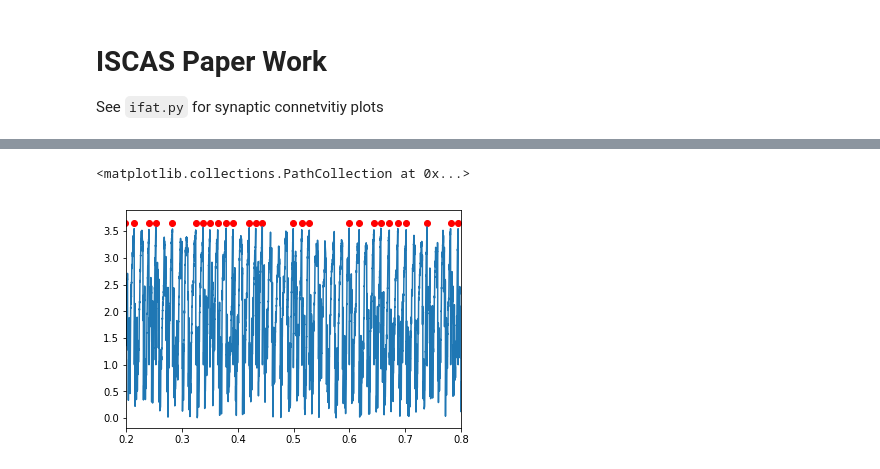
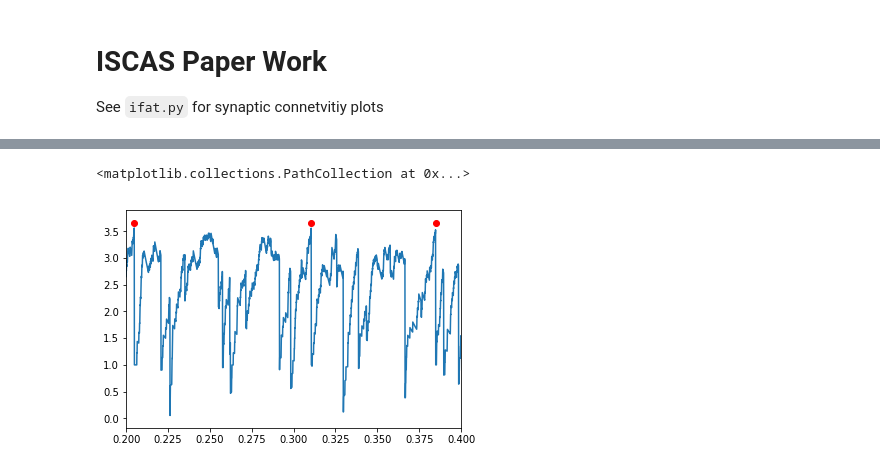
Before and after one commit to acellon/ifat-py, a Jupyter notebook: iscas-ifat.ipynb, the cells around one changed output, grey strips where cells are left out. Saved outputs shown, nothing was run; the diff lists cells and outputs as text; code cells hidden in the pictures.

```diff
--- a/iscas-ifat.ipynb
+++ b/iscas-ifat.ipynb
@@ -222,10 +226,10 @@ xlim([2,6])
 # %%
 idx = 34
-plot(e_vmon.t, e_vmon.Vm[idx]); xlim([0.2,0.8])
+plot(e_vmon.t, e_vmon.Vm[idx]); xlim([0.2,0.4])
 scatter(e_spmon.t[e_spmon.i==idx],3.65*ones(len(e_spmon.t[e_spmon.i==idx])),color='r')
 # %% [output]
 <matplotlib.collections.PathCollection at 0x...>
-[figure, old version]
+[figure, new version]
 # %%
 smooth_width = 1000*ms
 
```
Also changed, not shown: parts of 32 cells of this notebook, 1 other file.
